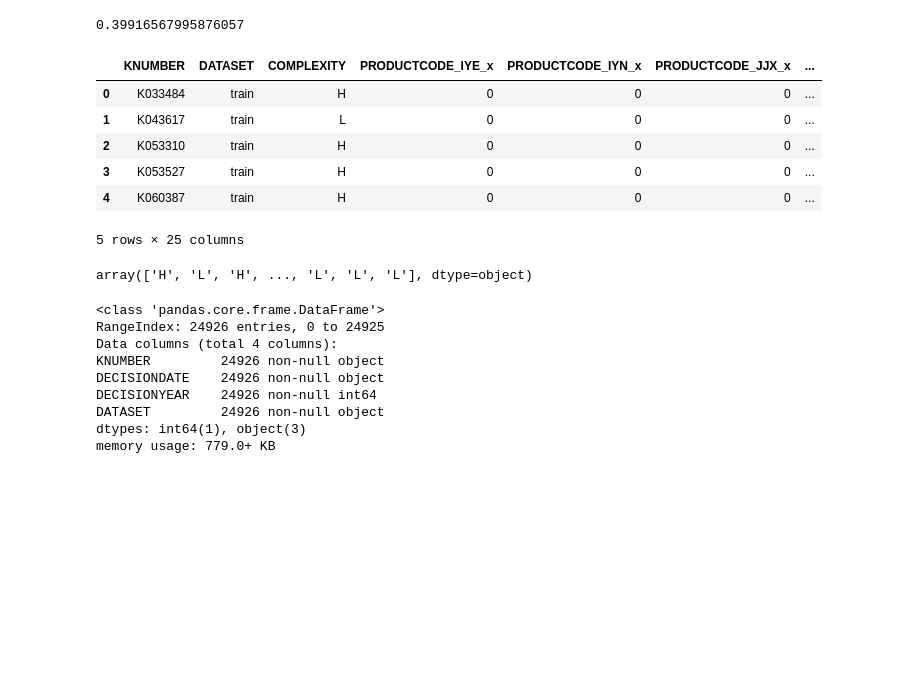
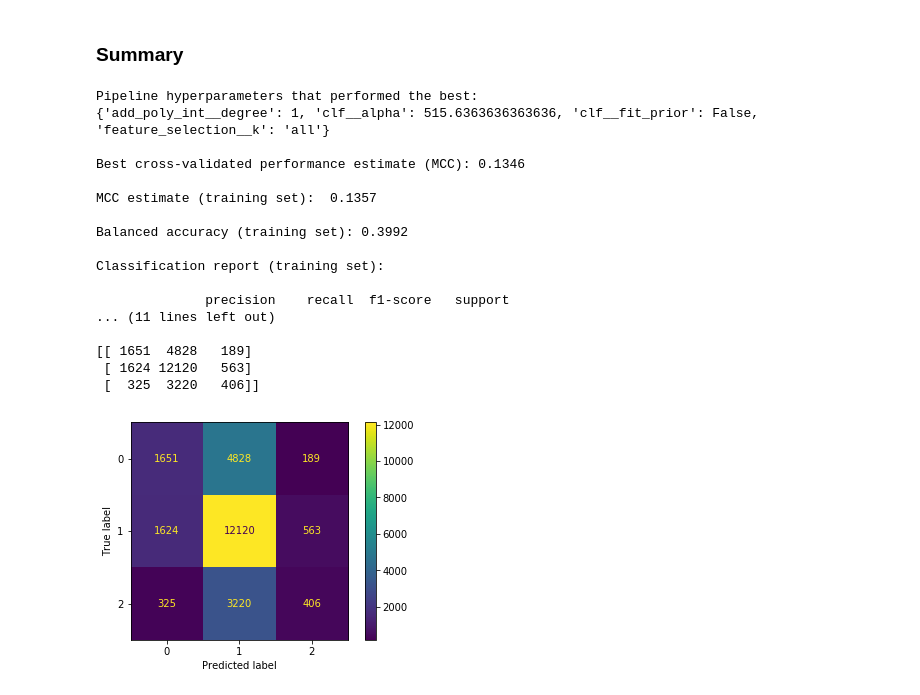
Before and after one commit to ayguno/complexity-of-510k-submissions, a Jupyter notebook: experimentation/experiment_1.ipynb, the cells around one changed output. Drawn from its saved outputs; the diff is of its cells as text; code cells hidden in the pictures; blank space fills up the shorter version.

```diff
--- a/experimentation/experiment_1.ipynb
+++ b/experimentation/experiment_1.ipynb
@@ -106,30 +108,47 @@ weighted avg       0.52      0.57      0.51     24926
-# %%
-balanced_accuracy_score(y_true = y_train, y_pred = clf_search.predict(x_train))
-# %% [output]
-0.39916567995876057
-# %%
-x_train.head()
-# %% [output]
-|  | KNUMBER | DATASET | COMPLEXITY | PRODUCTCODE_IYE_x | PRODUCTCODE_IYN_x | PRODUCTCODE_JJX_x | ... |
-| 0 | K033484 | train | H | 0 | 0 | 0 | ... |
-| 1 | K043617 | train | L | 0 | 0 | 0 | ... |
-| 2 | K053310 | train | H | 0 | 0 | 0 | ... |
-| 3 | K053527 | train | H | 0 | 0 | 0 | ... |
-| 4 | K060387 | train | H | 0 | 0 | 0 | ... |
-5 rows × 25 columns
-# %%
-y_train
-# %% [output]
-array(['H', 'L', 'H', ..., 'L', 'L', 'L'], dtype=object)
-# %%
-train_knumber.info()
-# %% [output]
-<class 'pandas.core.frame.DataFrame'>
-RangeIndex: 24926 entries, 0 to 24925
-Data columns (total 4 columns):
-KNUMBER         24926 non-null object
-DECISIONDATE    24926 non-null object
-DECISIONYEAR    24926 non-null int64
-DATASET         24926 non-null object
-dtypes: int64(1), object(3)
-memory usage: 779.0+ KB
+# %% [markdown]
+### Summary
+# %%
+print('Pipeline hyperparameters that performed the best:')
+print(clf_search.best_params_)
+print("")
+print("Best cross-validated performance estimate (MCC): "+ str(np.round(clf_search.best_score_,4)))
+print("")
+print("MCC estimate (training set): ", str(np.round(matthews_corrcoef(y_true = y_train,
+        y_pred = clf_search.predict(x_train)),4)))
+print("")
+print("Balanced accuracy (training set): "+
+      str(np.round(balanced_accuracy_score(y_true = y_train,
+        y_pred = clf_search.predict(x_train)),4)))
+print("")
+print('Classification report (training set):')
+print("")
+print(classification_report(y_true = y_train, y_pred = clf_search.predict(x_train)))
+print("")
+print("Confusion matrix (training set):")
+print("")
+print(confusion_matrix(y_true = y_train, y_pred = clf_search.predict(x_train)))
+di = ConfusionMatrixDisplay(confusion_matrix(y_true = y_train, y_pred = clf_search.predict(x_train)))
+di.plot()
+plt.show()
+# Save the trained GridSearchCV object
+with open("./models/experiment_1/naive_bayes.pkl","wb") as f:
+    pkl.dump(clf_search,f)
+# %% [output]
+Pipeline hyperparameters that performed the best:
+{'add_poly_int__degree': 1, 'clf__alpha': 515.6363636363636, 'clf__fit_prior': False, 'feature_selection__k': 'all'}
+
+Best cross-validated performance estimate (MCC): 0.1346
+
+MCC estimate (training set):  0.1357
+
+Balanced accuracy (training set): 0.3992
+
+Classification report (training set):
+
+              precision    recall  f1-score   support
+... (11 lines left out)
+
+[[ 1651  4828   189]
+ [ 1624 12120   563]
+ [  325  3220   406]]
+[figure, added]
```
Also changed, not shown: parts of 15 cells of this notebook.
